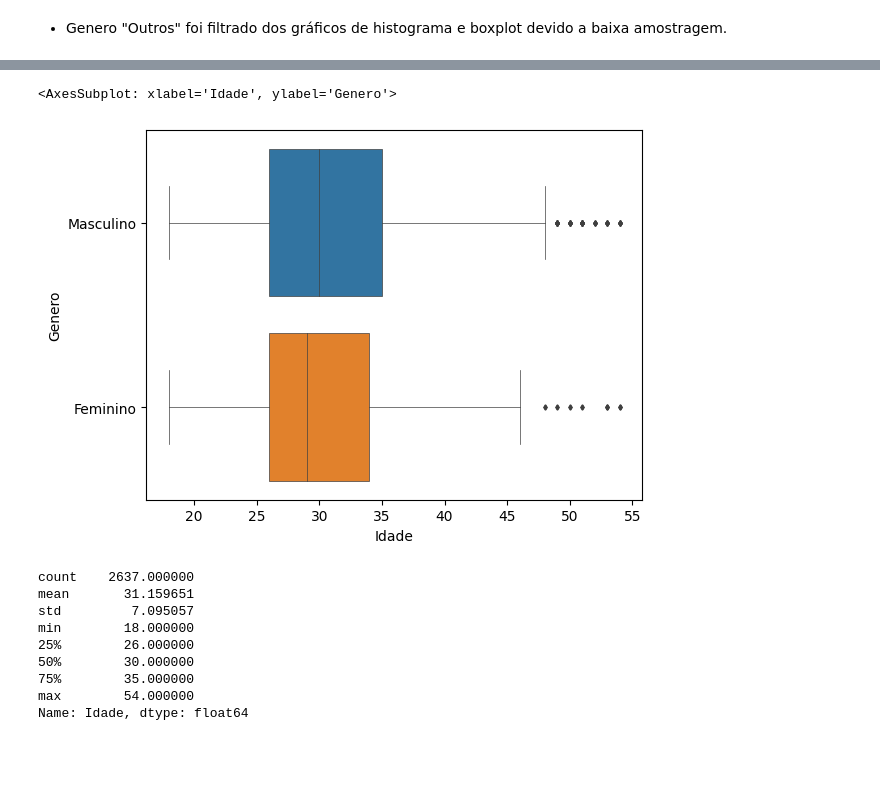
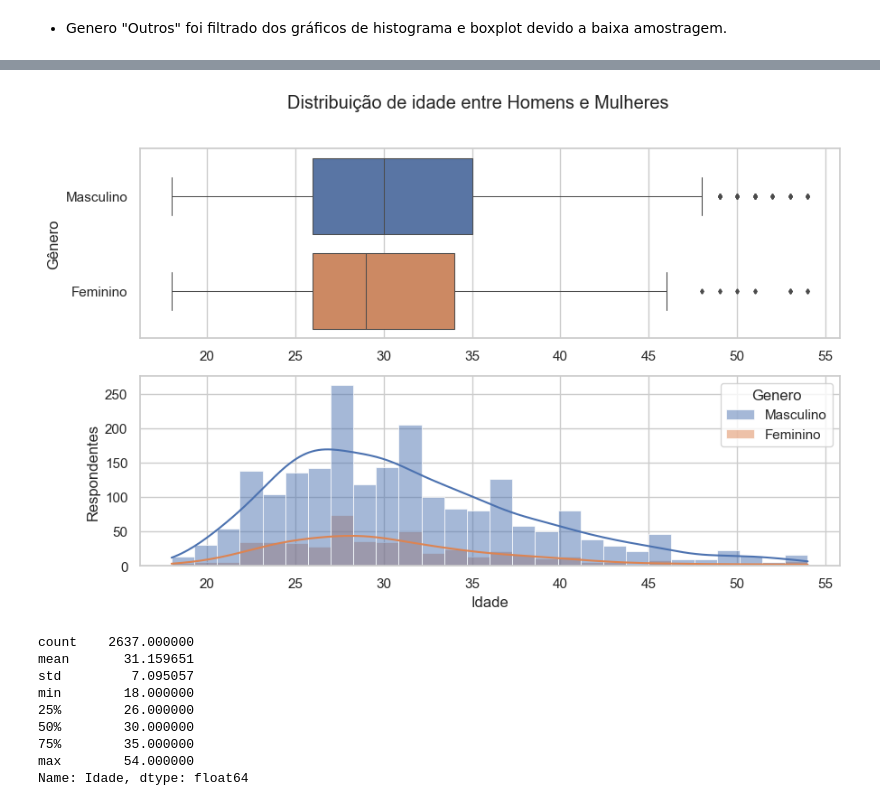
Before and after one commit to MayaraDM/ADA-DS_programming_techiniques_project, a Jupyter notebook: ProjetoV_analise.ipynb, the cells around one changed output, grey strips where cells are left out. Cells and saved outputs as stored; diff of their text form; code cells hidden in the pictures; blank space fills up the shorter version.

Commit message:
histograma-boxplot idade

```diff
--- a/ProjetoV_analise.ipynb
+++ b/ProjetoV_analise.ipynb
@@ -117,11 +107,27 @@ sns.histplot(idade_genero,
-# %%
-sns.boxplot(idade_genero,
-            x='Idade', y='Genero',
-            linewidth = 0.5,
-            fliersize=2.5)
-# %% [output]
-<AxesSubplot: xlabel='Idade', ylabel='Genero'>
-[figure, removed]
+# %%
+fig, ax = plt.subplots(ncols=1, nrows=2, figsize=(10,6))
+
+plt.subplot(2,1,1)
+sns.boxplot(df,
+            x='Idade', y='Genero',
+            linewidth = 0.75,
+            fliersize=2.5)
+plt.xlabel('')
+plt.ylabel('Gênero')
+
+plt.subplot(2,1,2)
+sns.histplot(df,
+             x="Idade",
+             hue="Genero",
+             kde=True,
+             linewidth = 0.5,
+             )
+plt.ylabel('Respondentes')
+
+plt.suptitle('Distribuição de idade entre Homens e Mulheres')
+plt.show()
+# %% [output]
+[figure, added]
 # %%
 df['Idade'].describe()
 # %% [output]
```
Also changed, not shown: parts of 7 cells of this notebook.
